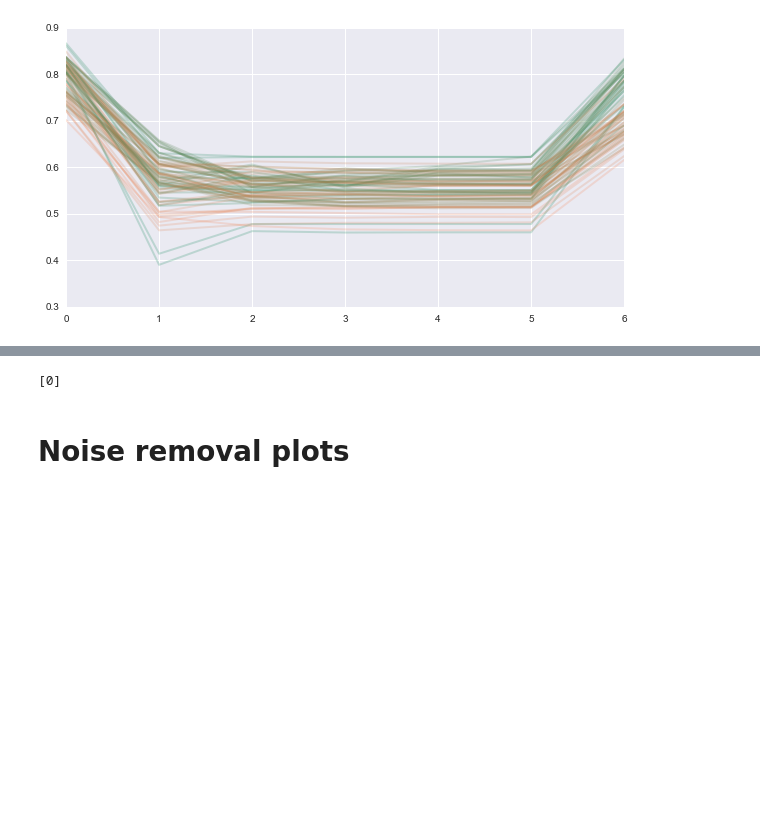
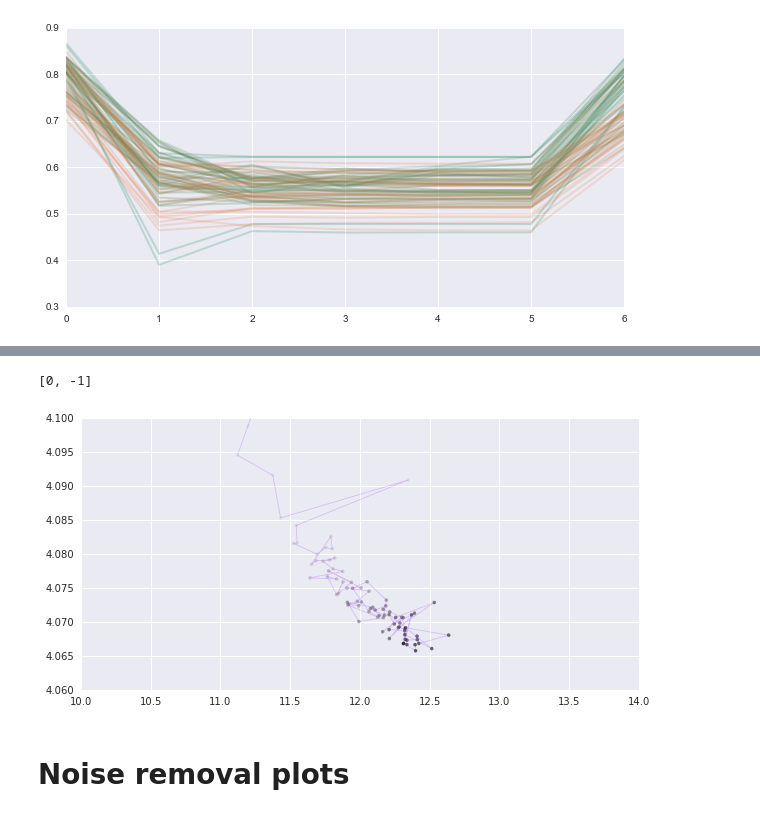
Before and after one commit to d-kz/attractor_net_notebooks, a Jupyter notebook: working_with_model.ipynb, the cells around one changed output, grey strips where cells are left out. Drawn from its saved outputs; the diff is of its cells as text; code cells hidden in the pictures; blank space fills up the shorter version.

```diff
--- a/working_with_model.ipynb
+++ b/working_with_model.ipynb
@@ -564,5 +571,5 @@ def process_each_training_example(MIS, mode, skip=1):
 # iteration_mut_inf, losses_skipped = process_each_training_example(MIS,
 #                                                                   'over_attractor_iterations',
 #                                                                   skip=1)
-entropy_collection1, _ = process_each_training_example(MIS, 'entropy_vector')
+entropy_collection2, _ = process_each_training_example(MIS, 'entropy_vector')
 # %% [output]
@@ -647,36 +655,39 @@ import matplotlib.cm as cm
 
 def plot_entropy_scatter(X, losses):
     ids = [0]
     for i in range(len(losses)):
         if losses[i] == 0.0:
             ids.append(i)
+    ids += [-1]
     print(ids)
     colors = cm.rainbow(np.linspace(0, 1, len(ids)-1))
     for i in range(len(ids)-1):
         x = X[ids[i]:ids[i+1]]
         y = losses[ids[i]:ids[i+1]]
         color_gradient = np.array(range(len(x)))/len(x)
         plt.scatter(x, y, s=10, alpha=0.6, c=color_gradient)
         plt.plot(x, y, linewidth=0.8, alpha=0.2, c=colors[i])
 #     plt.colorbar()
+    plt.axis([10, 14, 4.06, 4.1])
     title = "../attractor_net_notebooks/experiments/figs/({})[Model<{}>(attractor<{},hid({}),h_hid({}),input_noise({})>, noise<{}>, n_iterations<{}>), Problem<{}>][epochs<{}>, repetitions<{}>]__{}.png".format(datetime.date.today(),
                                                            ops['model_type'],
                                                            str(ops['attractor_dynamics']),
                                                            ops['hid'],
                                                            ops['h_hid'],
                                                            INPUT_NOISE_LEVEL,
                                                            ops['attractor_noise_level'],
                                                            ops['n_attractor_iterations'],
                                                            ops['problem_type'],
                                                            TRAINING_EPOCHS,
                                                            N_REPLICATIONS,
                                                            "30repts_vectorentropy_vs_taskloss(projection2 5-10, bins{})".format(8))
-#     plt.savefig(title, format='png', dpi=600)
+    #     plt.savefig(title, format='png', dpi=600)
 
-plot_entropy_scatter(entropy_collection1, MIS.losses_task)
+plot_entropy_scatter(entropy_collection2, MIS.losses_task)
 plt.show()
 # %% [output]
-[0]
+[0, -1]
+[figure, added]
 # %% [markdown]
 # Noise removal plots
 # %%
```
Also changed, not shown: parts of 6 cells of this notebook.
